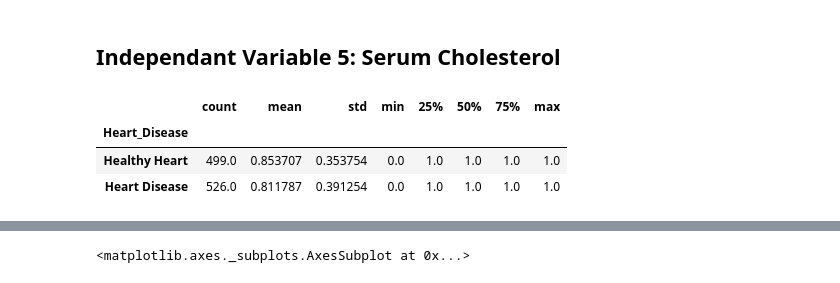
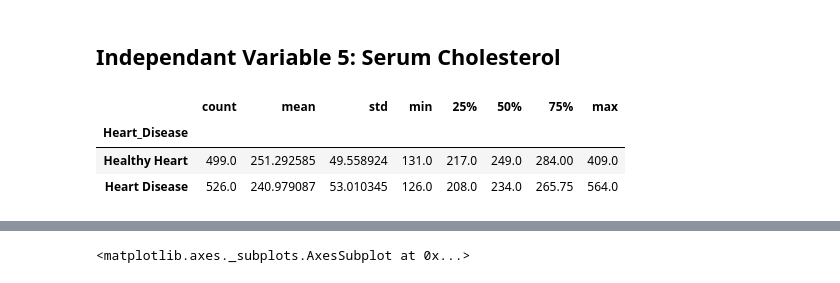
Before and after one commit to azieky/Mod_3_Project, a Jupyter notebook: EDA_notebook.ipynb, the cells around one changed output, grey strips where cells are left out. Saved outputs shown, nothing was run; the diff lists cells and outputs as text; code cells hidden in the pictures.

```diff
--- a/EDA_notebook.ipynb
+++ b/EDA_notebook.ipynb
@@ -21,7 +21,7 @@ from statsmodels.formula.api import ols
 # %%
 df = pd.read_csv('heart.csv')
 # %%
-df.columns = ['Age', 'Gender', 'Chest_Pain', 'Resting_Blood_Pressure', 'Serum_Cholesterol', 'Fasting_Blood_Sugar', 'Resting_ECG', 'Max_Heart_Rate_Achivied',
+df.columns = ['Age', 'Gender', 'Chest_Pain', 'Resting_Blood_Pressure', 'Serum_Cholesterol', 'Fasting_Blood_Sugar', 'Resting_ECG', 'Max_Heart_Rate',
        'Exercise_Indused_Angina', 'Oldpeak', 'Slope', 'Major_Vessels', 'Thalassemia', 'Target']
 # %%
 df
@@ -331,9 +331,9 @@ sns.distplot(df[df['Target']==1].Resting_Blood_Pressure, color='red',hist=False,
 # %% [markdown]
 ## Independant Variable 5: Serum Cholesterol
 # %%
-df.groupby(['Heart_Disease',])['Serum_Cholesterol_Level'].describe()
+df.groupby(['Heart_Disease',])['Serum_Cholesterol'].describe()
 # %% [output]
 |  | count | mean | std | min | 25% | 50% | 75% | max |
 | Heart_Disease |  |  |  |  |  |  |  |  |
-| Healthy Heart | 499.0 | 0.853707 | 0.353754 | 0.0 | 1.0 | 1.0 | 1.0 | 1.0 |
-| Heart Disease | 526.0 | 0.811787 | 0.391254 | 0.0 | 1.0 | 1.0 | 1.0 | 1.0 |
+| Healthy Heart | 499.0 | 251.292585 | 49.558924 | 131.0 | 217.0 | 249.0 | 284.00 | 409.0 |
+| Heart Disease | 526.0 | 240.979087 | 53.010345 | 126.0 | 208.0 | 234.0 | 265.75 | 564.0 |
```
Also changed, not shown: parts of 88 cells of this notebook.
